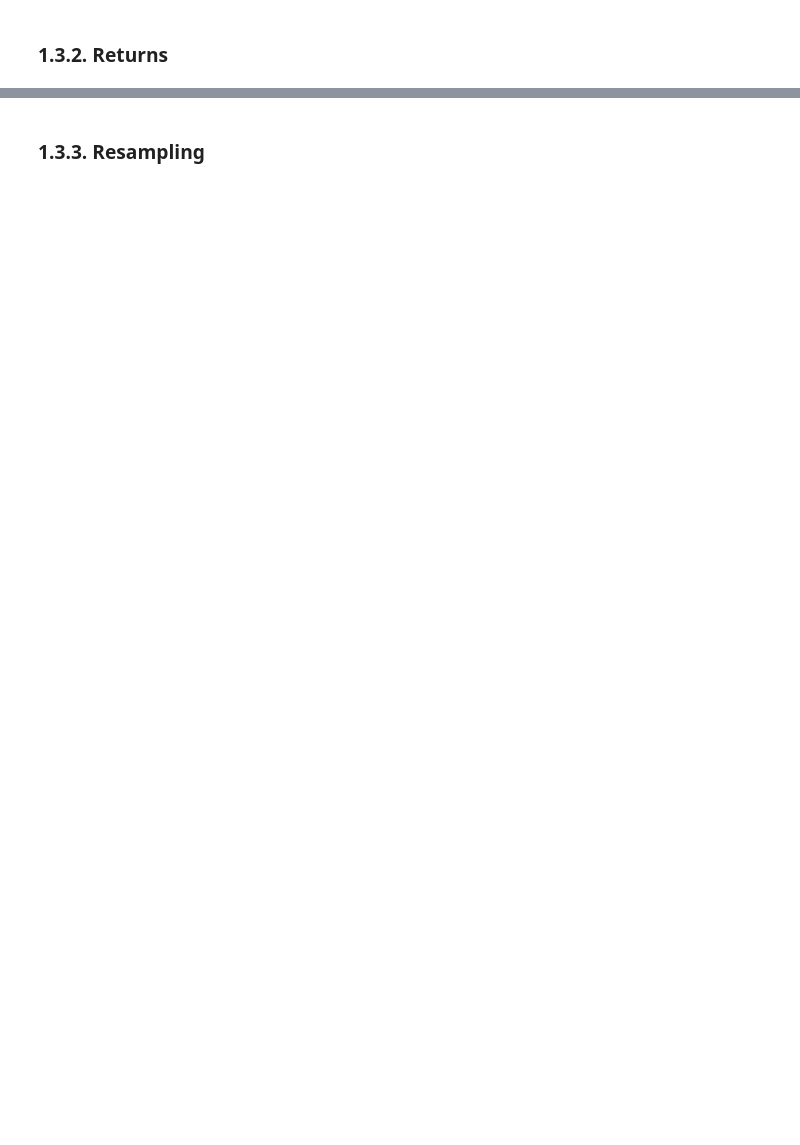
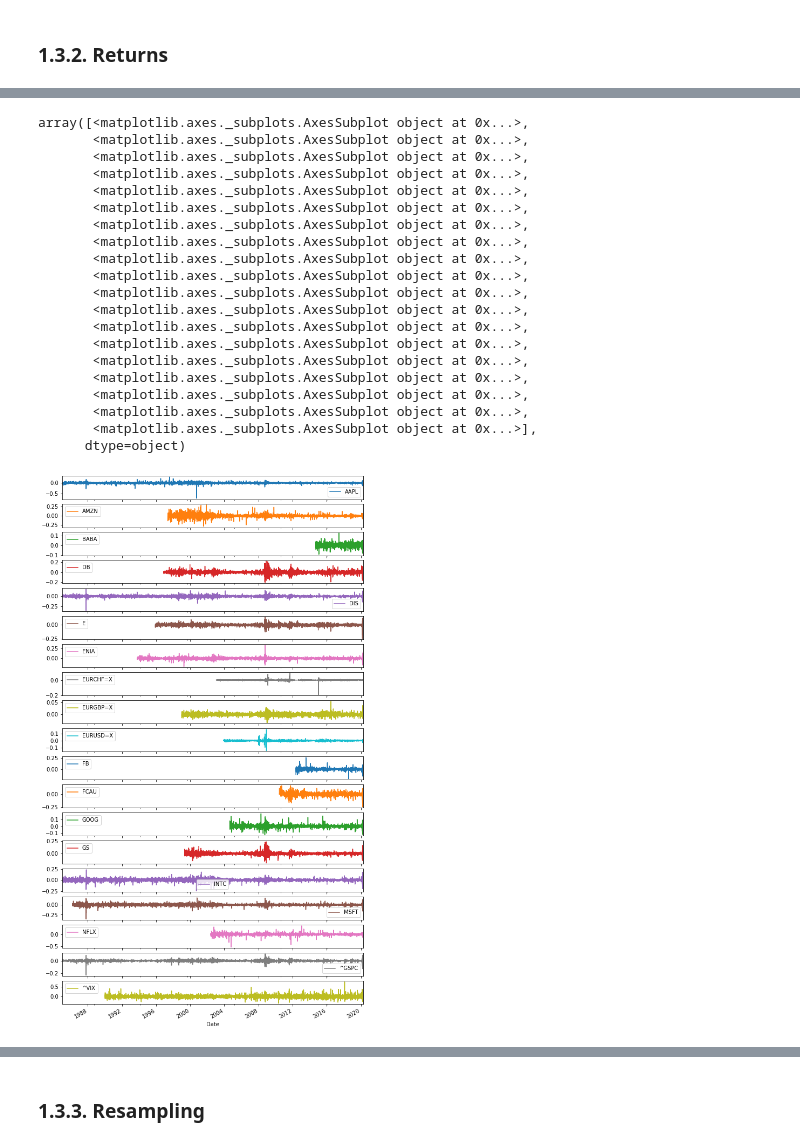
Before and after one commit to gabrielepompa88/IT-For-Business-And-Finance-2019-20, a Jupyter notebook: Notebooks/Data_Analysis___Financial_Time_Series.ipynb, the cells around one changed output, grey strips where cells are left out. Drawn from its saved outputs; the diff is of its cells as text; code cells hidden in the pictures; blank space fills up the shorter version.

```diff
--- a/Notebooks/Data_Analysis___Financial_Time_Series.ipynb
+++ b/Notebooks/Data_Analysis___Financial_Time_Series.ipynb
@@ -591,0 +704,2 @@ Fare plot stacked dei returns
+# %%
+rets = np.log(data/data.shift(1))
@@ -591,0 +716,24 @@ Fare plot stacked dei returns
+# %%
+rets.plot(figsize=(10,20), subplots=True)
+# %% [output]
+array([<matplotlib.axes._subplots.AxesSubplot object at 0x...>,
+       <matplotlib.axes._subplots.AxesSubplot object at 0x...>,
+       <matplotlib.axes._subplots.AxesSubplot object at 0x...>,
+       <matplotlib.axes._subplots.AxesSubplot object at 0x...>,
+       <matplotlib.axes._subplots.AxesSubplot object at 0x...>,
+       <matplotlib.axes._subplots.AxesSubplot object at 0x...>,
+       <matplotlib.axes._subplots.AxesSubplot object at 0x...>,
+       <matplotlib.axes._subplots.AxesSubplot object at 0x...>,
+       <matplotlib.axes._subplots.AxesSubplot object at 0x...>,
+       <matplotlib.axes._subplots.AxesSubplot object at 0x...>,
+       <matplotlib.axes._subplots.AxesSubplot object at 0x...>,
+       <matplotlib.axes._subplots.AxesSubplot object at 0x...>,
+       <matplotlib.axes._subplots.AxesSubplot object at 0x...>,
+       <matplotlib.axes._subplots.AxesSubplot object at 0x...>,
+       <matplotlib.axes._subplots.AxesSubplot object at 0x...>,
+       <matplotlib.axes._subplots.AxesSubplot object at 0x...>,
+       <matplotlib.axes._subplots.AxesSubplot object at 0x...>,
+       <matplotlib.axes._subplots.AxesSubplot object at 0x...>,
+       <matplotlib.axes._subplots.AxesSubplot object at 0x...>],
+      dtype=object)
+[figure, added]
```
Also changed, not shown: parts of 39 cells of this notebook.
